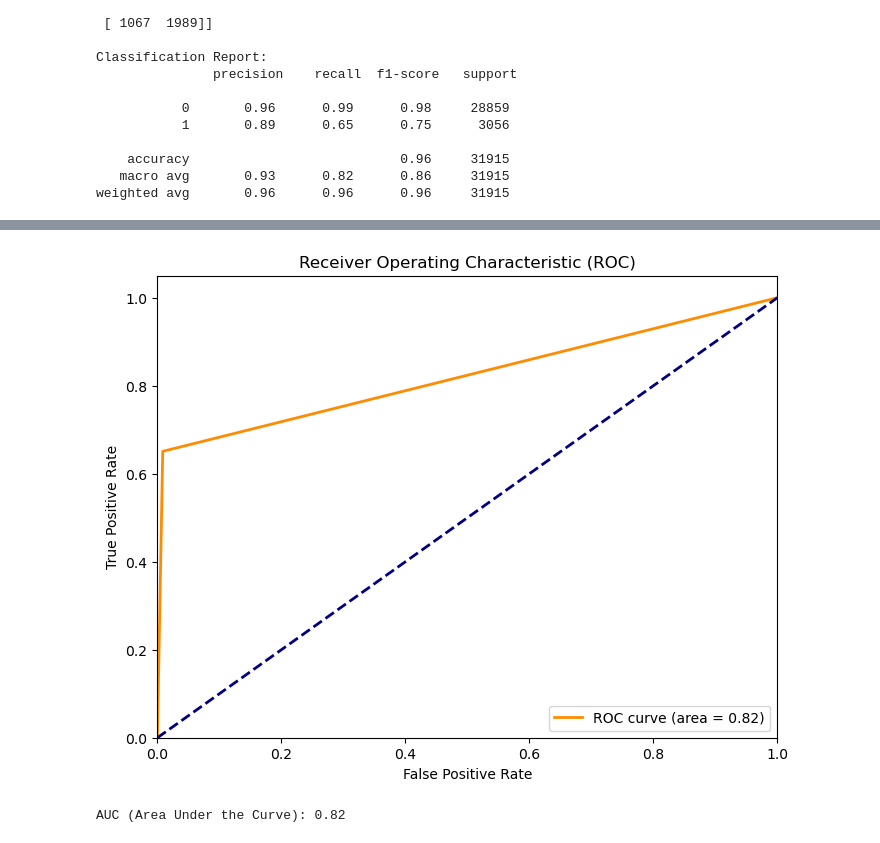
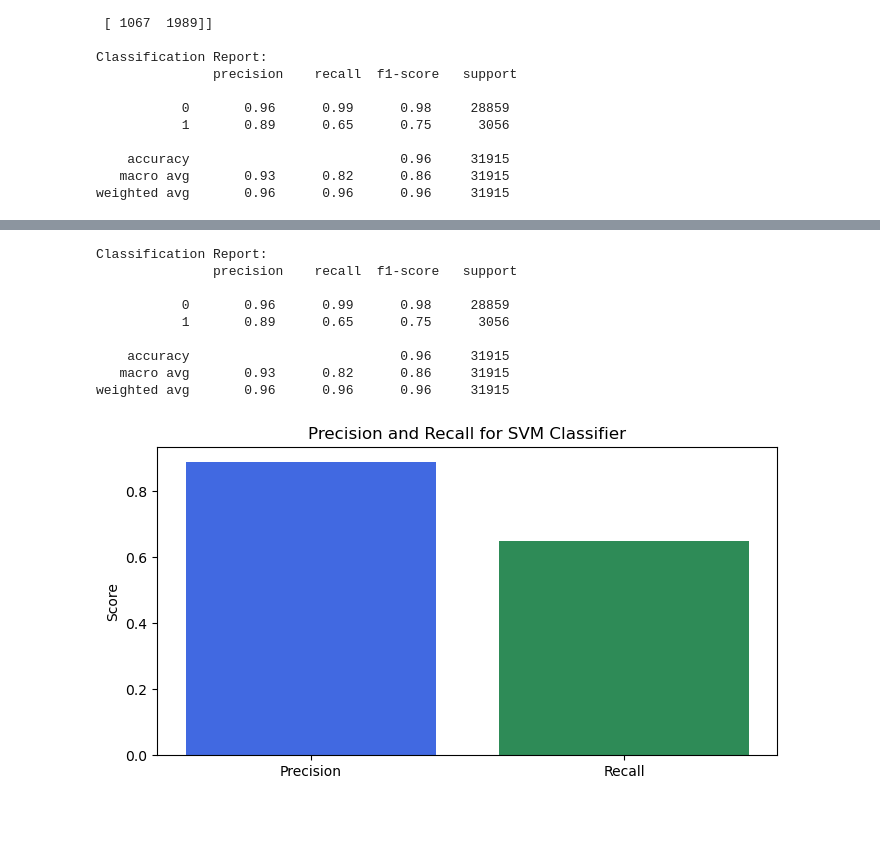
Before and after one commit to shruti-sontakke/Toxic_Comment_Classification, a Jupyter notebook: Toxic_comment_classification.ipynb, the cells around one changed output, grey strips where cells are left out. Saved outputs shown, nothing was run; the diff lists cells and outputs as text; code cells hidden in the pictures; blank space fills up the shorter version.

```diff
--- a/Toxic_comment_classification.ipynb
+++ b/Toxic_comment_classification.ipynb
@@ -373,25 +371,27 @@ weighted avg       0.96      0.96      0.95     31915
 # %%
-# Calculate ROC curve
-fpr, tpr, _ = roc_curve(y_test, y_pred2)
+# Print classification report (precision, recall, F1-score)
+classification_rep = classification_report(y_test, y_pred2)
+print("Classification Report:\n", classification_rep)
 
-# Calculate AUC (Area Under the Curve)
-roc_auc = auc(fpr, tpr)
 
-# Plot ROC curve
-plt.figure(figsize=(8, 6))
-plt.plot(fpr, tpr, color='darkorange', lw=2, label='ROC curve (area = {:.2f})'.format(roc_auc))
-plt.plot([0, 1], [0, 1], color='navy', lw=2, linestyle='--')
-plt.xlim([0.0, 1.0])
-plt.ylim([0.0, 1.05])
-plt.xlabel('False Positive Rate')
-plt.ylabel('True Positive Rate')
-plt.title('Receiver Operating Characteristic (ROC)')
-plt.legend(loc='lower right')
+# Visualize precision and recall
+precision = classification_report(y_test, y_pred2, output_dict=True)['1']['precision']
+recall = classification_report(y_test, y_pred2, output_dict=True)['1']['recall']
+plt.figure(figsize=(8, 4))
+plt.bar(['Precision', 'Recall'], [precision, recall], color=['royalblue', 'seagreen'])
+plt.ylabel('Score')
+plt.title('Precision and Recall for SVM Classifier')
+
 plt.show()
-
-# Print AUC score
-print("AUC (Area Under the Curve): {:.2f}".format(roc_auc))
 # %% [output]
+Classification Report:
+               precision    recall  f1-score   support
+
+           0       0.96      0.99      0.98     28859
+           1       0.89      0.65      0.75      3056
+
+    accuracy                           0.96     31915
+   macro avg       0.93      0.82      0.86     31915
+weighted avg       0.96      0.96      0.96     31915
-[figure, old version]
+[figure, new version]
-AUC (Area Under the Curve): 0.82
 # %%
```
Also changed, not shown: parts of 7 cells of this notebook.
